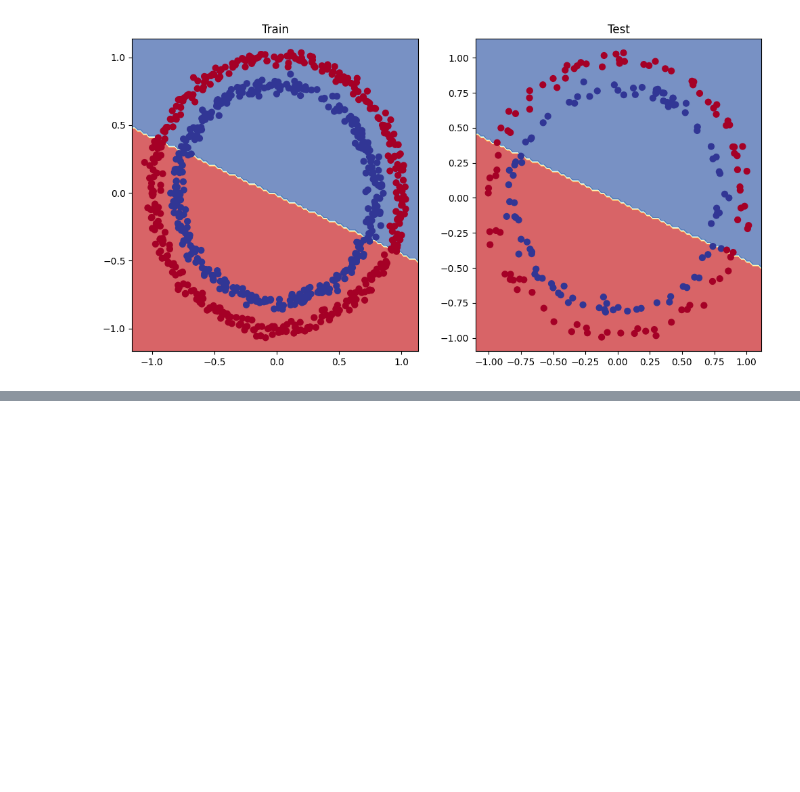
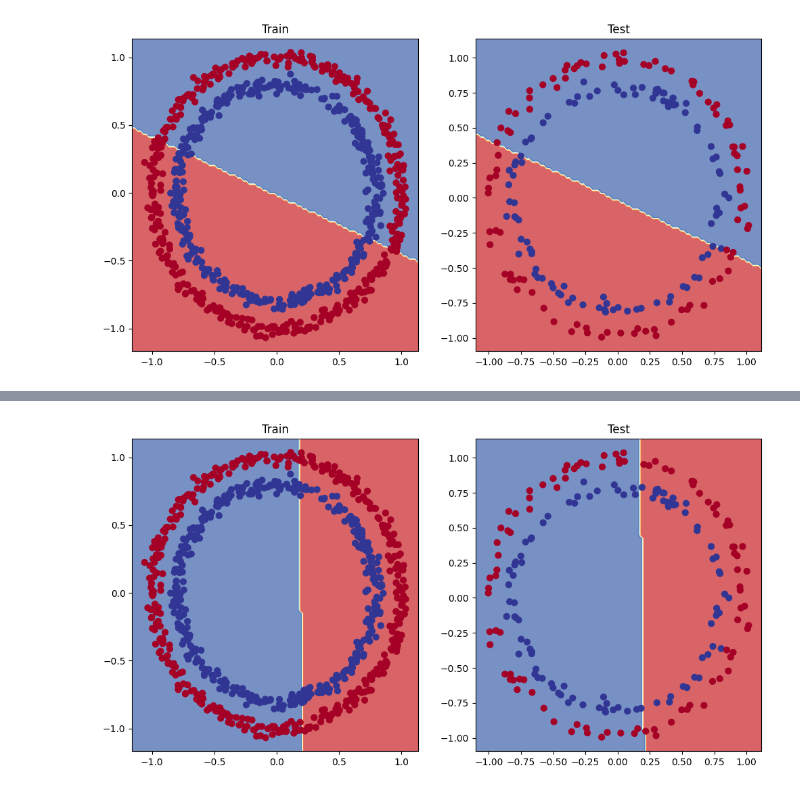
Before and after one commit to Nounsidev/PyTorch_Learning, a Jupyter notebook: 4_Classification.ipynb, the cells around one changed output, grey strips where cells are left out. Drawn from its saved outputs; the diff is of its cells as text; code cells hidden in the pictures; blank space fills up the shorter version.

```diff
--- a/4_Classification.ipynb
+++ b/4_Classification.ipynb
@@ -311,3 +311,18 @@ plt.title("Test")
 plot_decision_boundary(modelZero, X_test, y_test)
 # %% [output]
 [figure]
+# %%
+# 5. IMPROVING MODEL
+# 5.1 BUILD MODEL
+class CircleModelV1(nn.Module):
+  def __init__(self):
+    super().__init__()
+    self.layer_1 = nn.Linear(in_features = 2, out_features = 10)
+    self.layer_2 = nn.Linear(in_features = 10, out_features = 10)
+    self.layer_3 = nn.Linear(in_features = 10, out_features = 1)
+
+  def forward(self, x):
+    return self.layer_3(self.layer_2(self.layer_1(x)))
+
+modelV1 = CircleModelV1().to(device)
+modelV1
@@ -313,0 +335,6 @@ plot_decision_boundary(modelZero, X_test, y_test)
+# %%
+#5.2 LOSS AND OPTIMIZER
+
+lossFunc = nn.BCEWithLogitsLoss()
+
+optimizer = torch.optim.SGD(modelZero.parameters(), lr = 0.01)
@@ -313,0 +388,14 @@ plot_decision_boundary(modelZero, X_test, y_test)
+# %%
+plt.figure(figsize=(12, 6))
+
+#TRAIN PLOT
+plt.subplot(1, 2, 1)
+plt.title("Train")
+plot_decision_boundary(modelV1, X_train, y_train)
+
+#TEST PLOT
+plt.subplot(1, 2, 2)
+plt.title("Test")
+plot_decision_boundary(modelV1, X_test, y_test)
+# %% [output]
+[figure, added]
```
Also changed, not shown: parts of 8 cells of this notebook.
